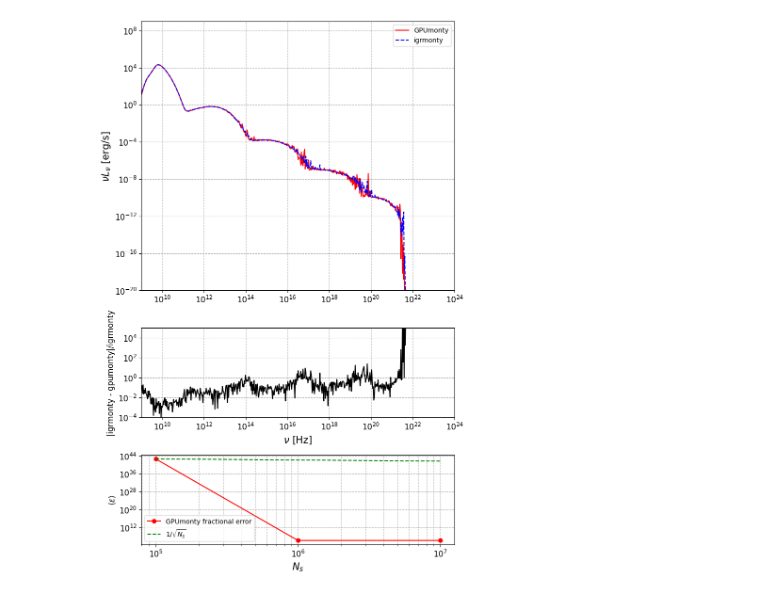
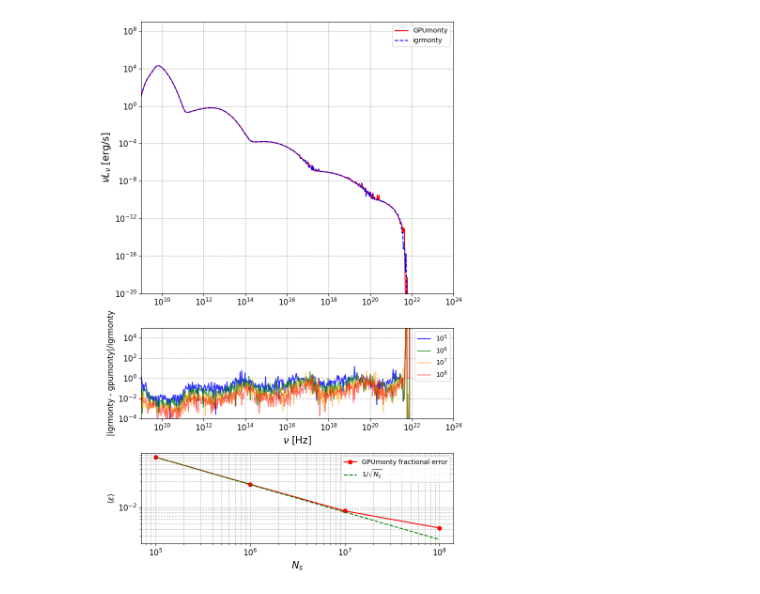
Before and after one commit to black-hole-group/gpumonty, a Jupyter notebook: python/igrmonty_scattering.ipynb, the cells around one changed output. Drawn from its saved outputs; the diff is of its cells as text; code cells hidden in the pictures.

Commit message:
Final version of the scattering test

```diff
--- a/python/igrmonty_scattering.ipynb
+++ b/python/igrmonty_scattering.ipynb
@@ -246,7 +246,7 @@ init_emiss_tables()
 import h5py
 
 # Open the HDF5 file
-with h5py.File('../../igrmonty/spectrum.h5', 'r') as f:
+with h5py.File('../../igrmonty/spectrum_1e8.h5', 'r') as f:
 #with h5py.File('../../igrmonty/spectrum.h5', 'r') as f:
     # Access the 'output' group
     output_group = f['output']
@@ -262,19 +262,21 @@ import numpy as np
 import matplotlib.pyplot as plt
 
 # Load your data
-nu1e5, nuLnu1e5, tauabs = grmonty('../output/scattering_1e5')
-nu1e6, nuLnu1e6, tauabs = grmonty('../output/scattering_1e6.spec')
-nu1e7, nuLnu1e7, tauabs = grmonty('../output/scattering_1e6.spec')
-nu = nu1e7
+nu1e5, nuLnu1e5, tauabs = grmonty('../output/scattering_1e5_new.spec')
+nu1e6, nuLnu1e6, tauabs = grmonty('../output/scattering_1e6_new.spec')
+nu1e7, nuLnu1e7, tauabs = grmonty('../output/scattering_1e7_new.spec')
+nu1e8, nuLnu1e8, tauabs = grmonty('../output/scattering_1e8_new.spec')
+
+nu = nu1e8
 # Simulation spectrum for the largest Ns (just for top panel)
-y_simdata = (nuLnu1e7 * domega_array[:, None] / (4 * np.pi)).sum(0)
+y_simdata = (nuLnu1e8 * domega_array[:, None] / (4 * np.pi)).sum(0)
 
 # igrmonty spectrum
 y_igr = (nuLnu_igr.sum(0) * dOmega_igr / (4 * np.pi)).sum(1)
 
 # Frequency limits for averaging
 numin = 1e9
-numax = 1e22
+numax = 1e13
 mask = (nu >= numin) & (nu <= numax)
 nu_masked = nu[mask]
 
@@ -295,10 +297,26 @@ ax1.set_ylim(1e-20, 1e9)
 ax1.set_xlim(1e9, 1e24)
 ax1.legend()
 # Middle panel: relative difference
+y_simdata_1e5 = (nuLnu1e5 * domega_array[:, None] / (4 * np.pi)).sum(0)
+y_simdata_1e6 = (nuLnu1e6 * domega_array[:, None] / (4 * np.pi)).sum(0)
+y_simdata_1e7 = (nuLnu1e7 * domega_array[:, None] / (4 * np.pi)).sum(0)
+y_simdata_1e8 = (nuLnu1e8 * domega_array[:, None] / (4 * np.pi)).sum(0)
+
 ax2 = fig.add_subplot(gs[1, 0], sharex=ax1)
 y_igr_interp = np.interp(nu, nu_igr, y_igr)
-diff = np.abs(y_simdata - y_igr_interp)/y_simdata
-ax2.plot(nu, diff, color='black')
+diff_1e5 = np.abs(y_simdata_1e5 - y_igr_interp)/y_simdata
+diff_1e6 = np.abs(y_simdata_1e6 - y_igr_interp)/y_simdata
+diff_1e7 = np.abs(y_simdata_1e7 - y_igr_interp)/y_simdata
+diff_1e8 = np.abs(y_simdata_1e8 - y_igr_interp)/y_simdata
+
+ax2.plot(nu, diff_1e5, color='blue', alpha=0.8, label=r'$10^5$')
+ax2.plot(nu, diff_1e6, color='green', alpha=0.7, label=r'$10^6$')
+ax2.plot(nu, diff_1e7, color='orange', alpha=0.6, label=r'$10^7$')
+ax2.plot(nu, diff_1e8, color='red', alpha=0.5, label=r'$10^8$')
+
+ax2.legend()
+
+
 ax2.axhline(0, color='gray', linestyle='--')
 ax2.set_xscale('log')
 ax2.set_yscale('log')
@@ -310,8 +328,8 @@ ax2.set_ylim(1e-4, 1e5)
 
 # Bottom panel: fractional error vs Ns (independent x-axis)
 ax3 = fig.add_subplot(gs[2, 0])
-Ns_array = np.array([1e5, 1e6, 1e7])
-y_list = [nuLnu1e5, nuLnu1e6, nuLnu1e7]
+Ns_array = np.array([1e5, 1e6, 1e7, 1e8])
+y_list = [nuLnu1e5, nuLnu1e6, nuLnu1e7, nuLnu1e8]
 epsilon_avg_list = []
 
 for y_sim in y_list:
@@ -319,32 +337,32 @@ for y_sim in y_list:
     y_igr_interp = np.interp(nu, nu_igr, y_igr)
     y_sim_masked = y_simdata[mask]
     y_igr_masked = y_igr_interp[mask]
     frac_error = np.abs(y_sim_masked - y_igr_masked) / y_igr_masked
     dlnnu = np.log(nu_masked[1:] / nu_masked[:-1])
     epsilon_avg = np.sum(frac_error[1:] * dlnnu) / np.log(numax/numin)
     epsilon_avg_list.append(epsilon_avg)
 
 epsilon_avg_list = np.array(epsilon_avg_list)
 
 # Plot epsilon_avg vs Ns
 ax3.plot(Ns_array, epsilon_avg_list, 'o-', color='red', label='GPUmonty fractional error')
 # 1/sqrt(Ns) reference line (normalized to first point)
 ax3.plot(Ns_array, epsilon_avg_list[0]*(Ns_array[0]/Ns_array)**0.5, '--', color='green', label=r'1/$\sqrt{N_s}$')
 
 ax3.set_xscale('log')
 ax3.set_yscale('log')
 ax3.set_xlabel(r"$N_s$", fontsize=15)
 ax3.set_ylabel(r"$\langle \epsilon \rangle$", fontsize=12)
 ax3.grid(True, which="both", ls="--")
 ax3.legend()
 ax3.tick_params(axis='both', which='major', labelsize=12)
 
 plt.tight_layout()
-#plt.savefig("spectra_comparison.png", dpi=300)  # save as PNG with high resolution
+plt.savefig("spectra_comparison.png", dpi=300)  # save as PNG with high resolution
 plt.show()
 
 #Data saved in ./output/scattering_1e9.spec
 #Time spent running the full code: 58820.0000 seconds
 #Ntot = 1000000000/Number of Blocks = 3456 /Block Size = 256
 # %% [output]
-[figure, old version]
+[figure, new version]
```
Also changed, not shown: parts of 2 cells of this notebook, 4 other files.
